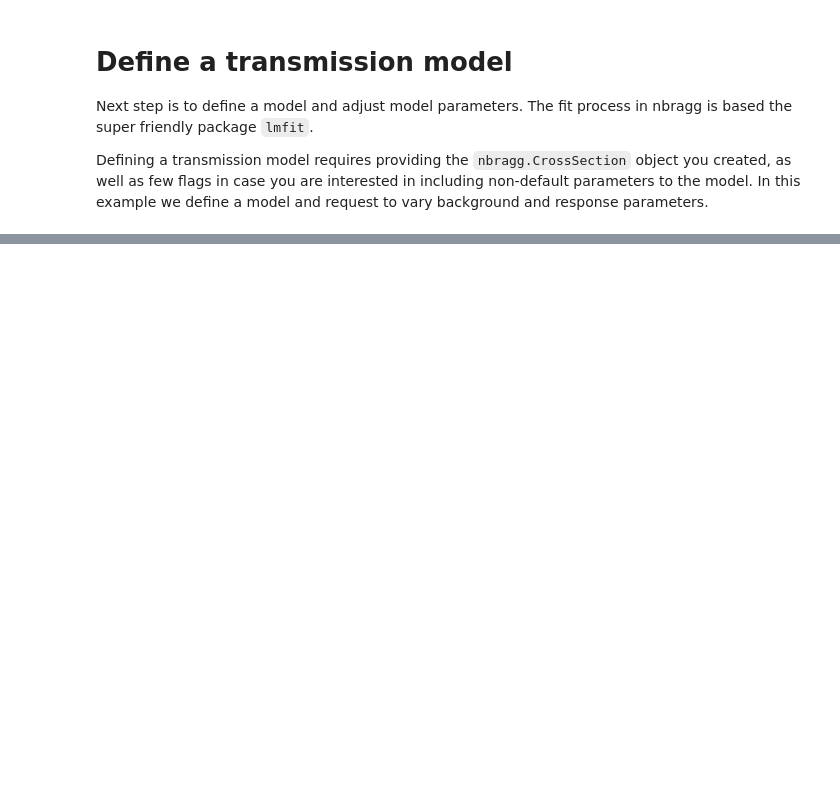
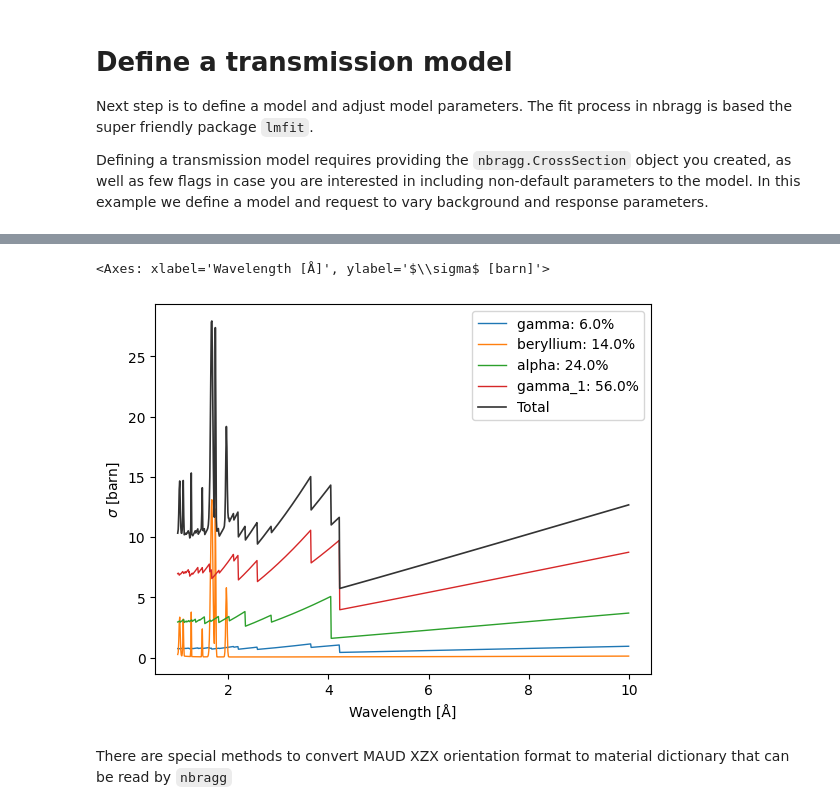
Before and after one commit to TsvikiHirsh/nbragg, a Jupyter notebook: notebooks/nbragg_tutorial.ipynb, the cells around one changed output, grey strips where cells are left out. Saved outputs shown, nothing was run; the diff lists cells and outputs as text; code cells hidden in the pictures; blank space fills up the shorter version.

```diff
--- a/notebooks/nbragg_tutorial.ipynb
+++ b/notebooks/nbragg_tutorial.ipynb
@@ -196,0 +241,2 @@ Correlations (unreported values are < 0.100)
+# %%
+xs3 = xs2*0.2 + xs*0.8
@@ -196,0 +250,7 @@ Correlations (unreported values are < 0.100)
+# %%
+xs3.plot()
+# %% [output]
+<Axes: xlabel='Wavelength [Å]', ylabel='$\\sigma$ [barn]'>
+[figure, added]
+# %% [markdown]
+There are special methods to convert MAUD XZX orientation format to material dictionary that can be read by `nbragg`
```
Also changed, not shown: parts of 21 cells of this notebook, 1 other file.
